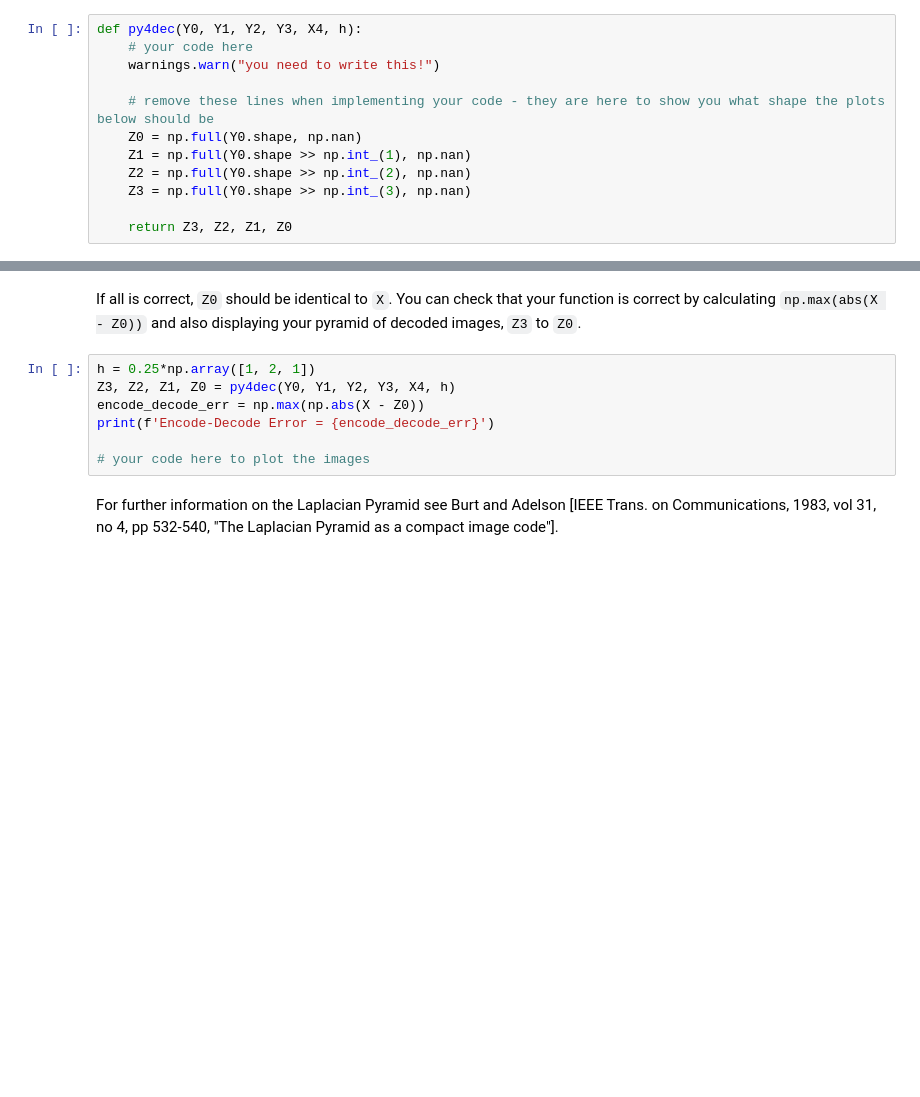
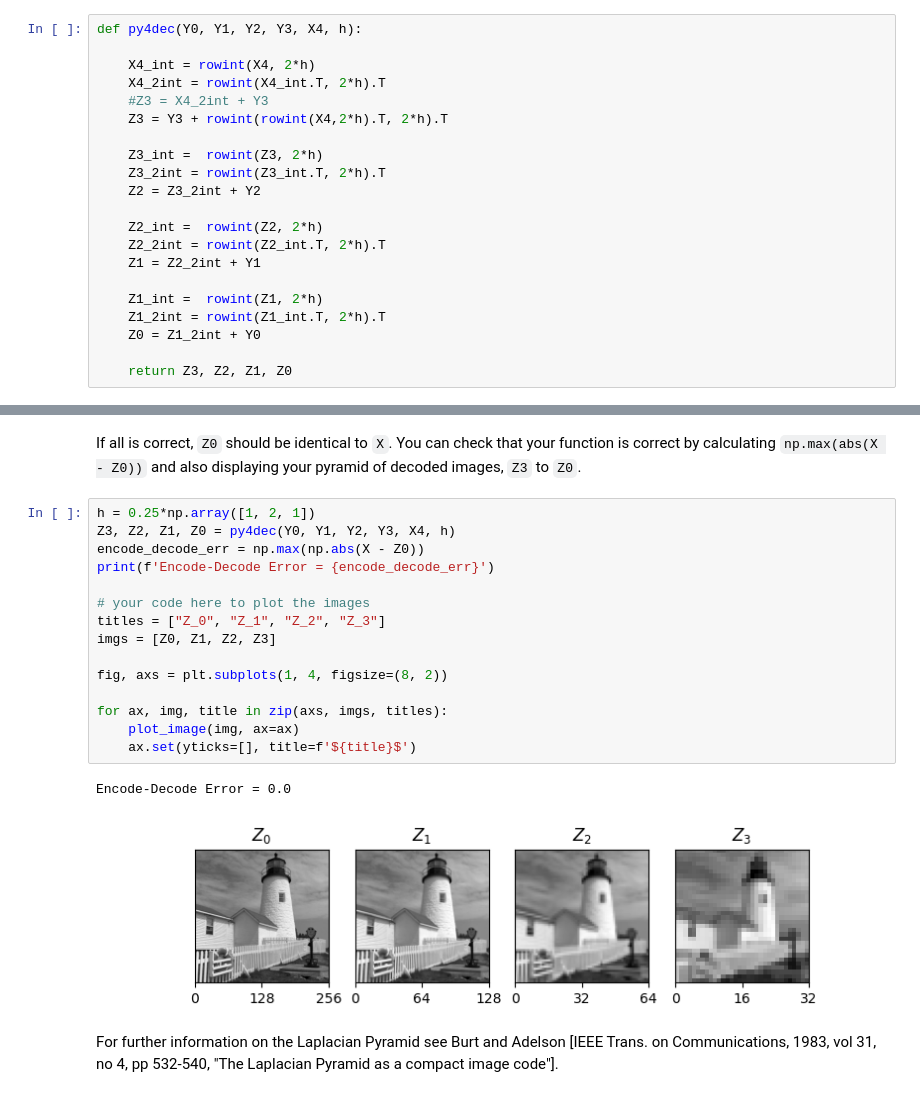
Before and after one commit to mas302/cued_sf2_lab, a Jupyter notebook: 6-laplacian-pyramid.ipynb, the cells around one changed output, grey strips where cells are left out. Saved outputs shown, nothing was run; the diff lists cells and outputs as text; blank space fills up the shorter version.

```diff
--- a/6-laplacian-pyramid.ipynb
+++ b/6-laplacian-pyramid.ipynb
@@ -194,15 +314,24 @@ then write another function `py4dec` to decode `X4` and
 (`Z3` is obtained by interpolating `X4` and adding
 `Y3`, and then `Z2` is obtained from `Z3` and `Y2`, and
 so on.)
-# %%
-def py4dec(Y0, Y1, Y2, Y3, X4, h):
-    # your code here
-    warnings.warn("you need to write this!")
-
-    # remove these lines when implementing your code - they are here to show you what shape the plots below should be
-    Z0 = np.full(Y0.shape, np.nan)
-    Z1 = np.full(Y0.shape >> np.int_(1), np.nan)
-    Z2 = np.full(Y0.shape >> np.int_(2), np.nan)
-    Z3 = np.full(Y0.shape >> np.int_(3), np.nan)
-
-    return Z3, Z2, Z1, Z0
+# %%
+def py4dec(Y0, Y1, Y2, Y3, X4, h):
+
+    X4_int = rowint(X4, 2*h)
+    X4_2int = rowint(X4_int.T, 2*h).T
+    #Z3 = X4_2int + Y3
+    Z3 = Y3 + rowint(rowint(X4,2*h).T, 2*h).T
+
+    Z3_int =  rowint(Z3, 2*h)
+    Z3_2int = rowint(Z3_int.T, 2*h).T
+    Z2 = Z3_2int + Y2
+
+    Z2_int =  rowint(Z2, 2*h)
+    Z2_2int = rowint(Z2_int.T, 2*h).T
+    Z1 = Z2_2int + Y1
+
+    Z1_int =  rowint(Z1, 2*h)
+    Z1_2int = rowint(Z1_int.T, 2*h).T
+    Z0 = Z1_2int + Y0
+
+    return Z3, Z2, Z1, Z0
@@ -212,10 +378,21 @@ If all is correct, `Z0` should be identical to
 # %%
 h = 0.25*np.array([1, 2, 1])
 Z3, Z2, Z1, Z0 = py4dec(Y0, Y1, Y2, Y3, X4, h)
 encode_decode_err = np.max(np.abs(X - Z0))
 print(f'Encode-Decode Error = {encode_decode_err}')
 
 # your code here to plot the images
+titles = ["Z_0", "Z_1", "Z_2", "Z_3"]
+imgs = [Z0, Z1, Z2, Z3]
+
+fig, axs = plt.subplots(1, 4, figsize=(8, 2))
+
+for ax, img, title in zip(axs, imgs, titles):
+    plot_image(img, ax=ax)
+    ax.set(yticks=[], title=f'${title}$')
+# %% [output]
+Encode-Decode Error = 0.0
+[figure, added]
 # %% [markdown]
 For further information on the Laplacian Pyramid see Burt and Adelson [IEEE Trans. on Communications, 1983, vol 31, no 4, pp 532-540, "The Laplacian Pyramid as a compact image code"].
 # %% [markdown]
```
Also changed, not shown: parts of 37 cells of this notebook, 4 other files.
